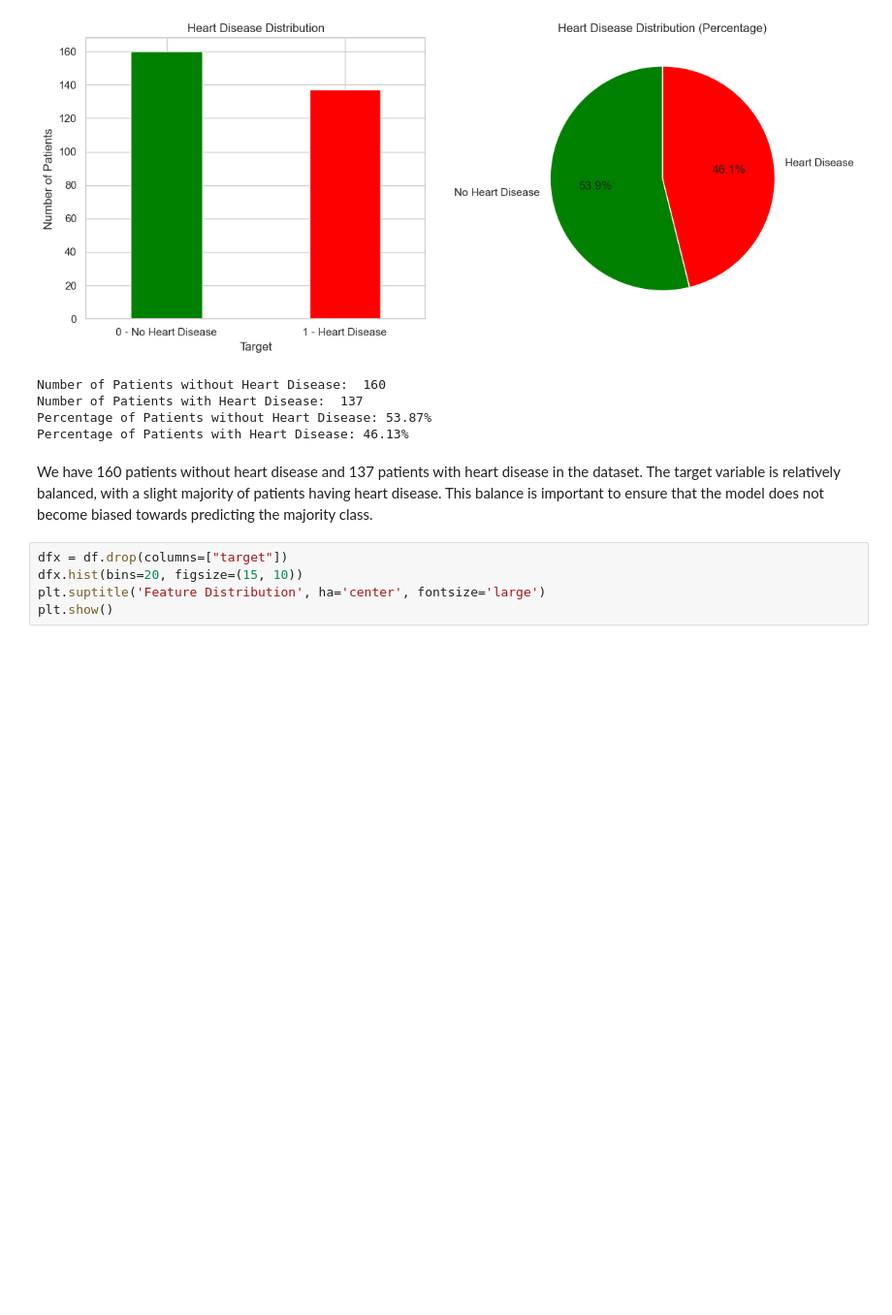
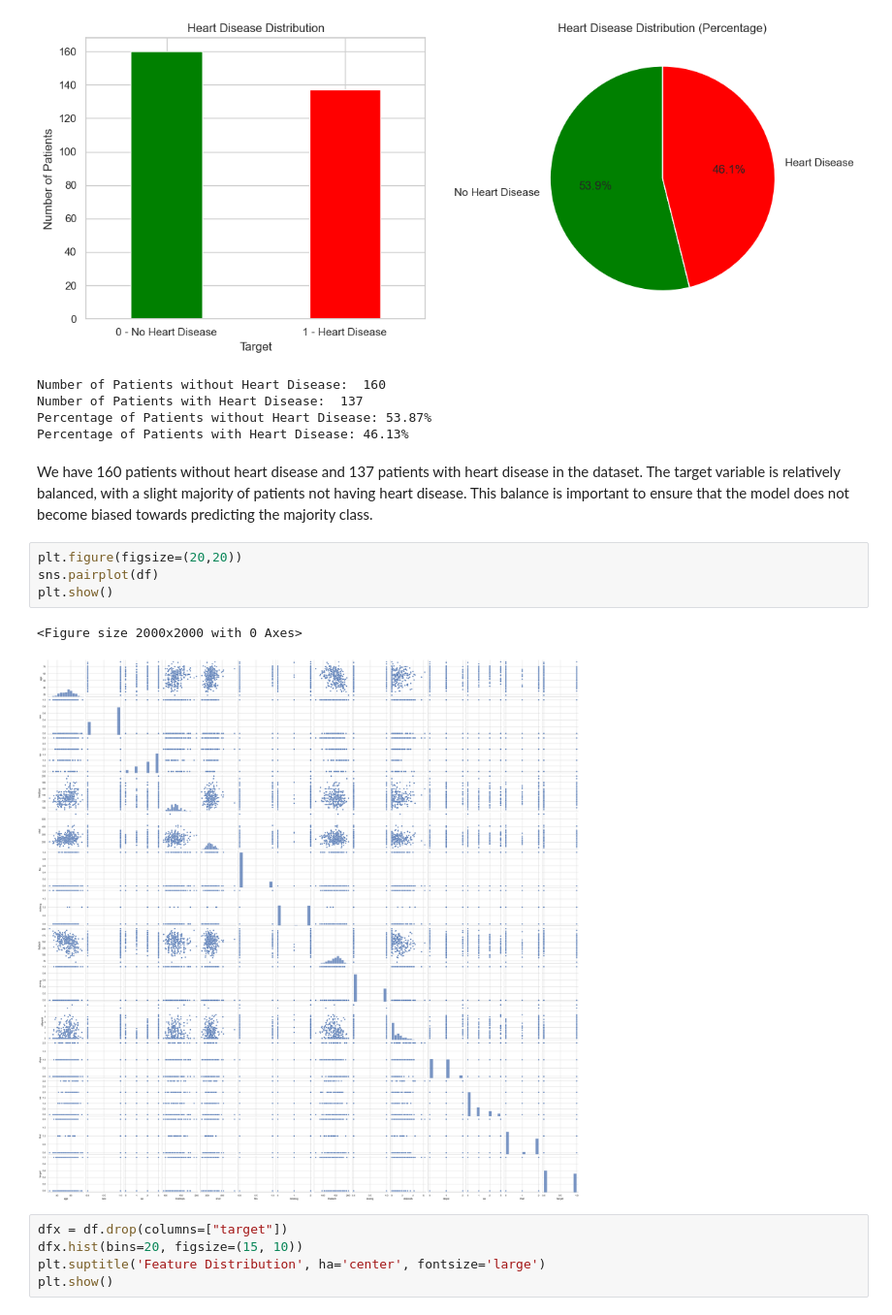
Before and after one commit to cristiano-nicolau/faa_t1, a Jupyter notebook: data_analyses.ipynb, the cells around one changed output. Shown at 97% size. Drawn from its saved outputs; the diff is of its cells as text; blank space fills up the shorter version.

```diff
--- a/data_analyses.ipynb
+++ b/data_analyses.ipynb
@@ -180,7 +182,14 @@ Number of Patients with Heart Disease:  137
 Percentage of Patients without Heart Disease: 53.87%
 Percentage of Patients with Heart Disease: 46.13%
 # %% [markdown]
-We have 160 patients without heart disease and 137 patients with heart disease in the dataset. The target variable is relatively balanced, with a slight majority of patients having heart disease. This balance is important to ensure that the model does not become biased towards predicting the majority class.
+We have 160 patients without heart disease and 137 patients with heart disease in the dataset. The target variable is relatively balanced, with a slight majority of patients not having heart disease. This balance is important to ensure that the model does not become biased towards predicting the majority class.
+# %%
+plt.figure(figsize=(20,20))
+sns.pairplot(df)
+plt.show()
+# %% [output]
+<Figure size 2000x2000 with 0 Axes>
+[figure, added]
 # %%
 dfx = df.drop(columns=["target"])
 dfx.hist(bins=20, figsize=(15, 10))
```
Also changed, not shown: parts of 14 cells of this notebook.
